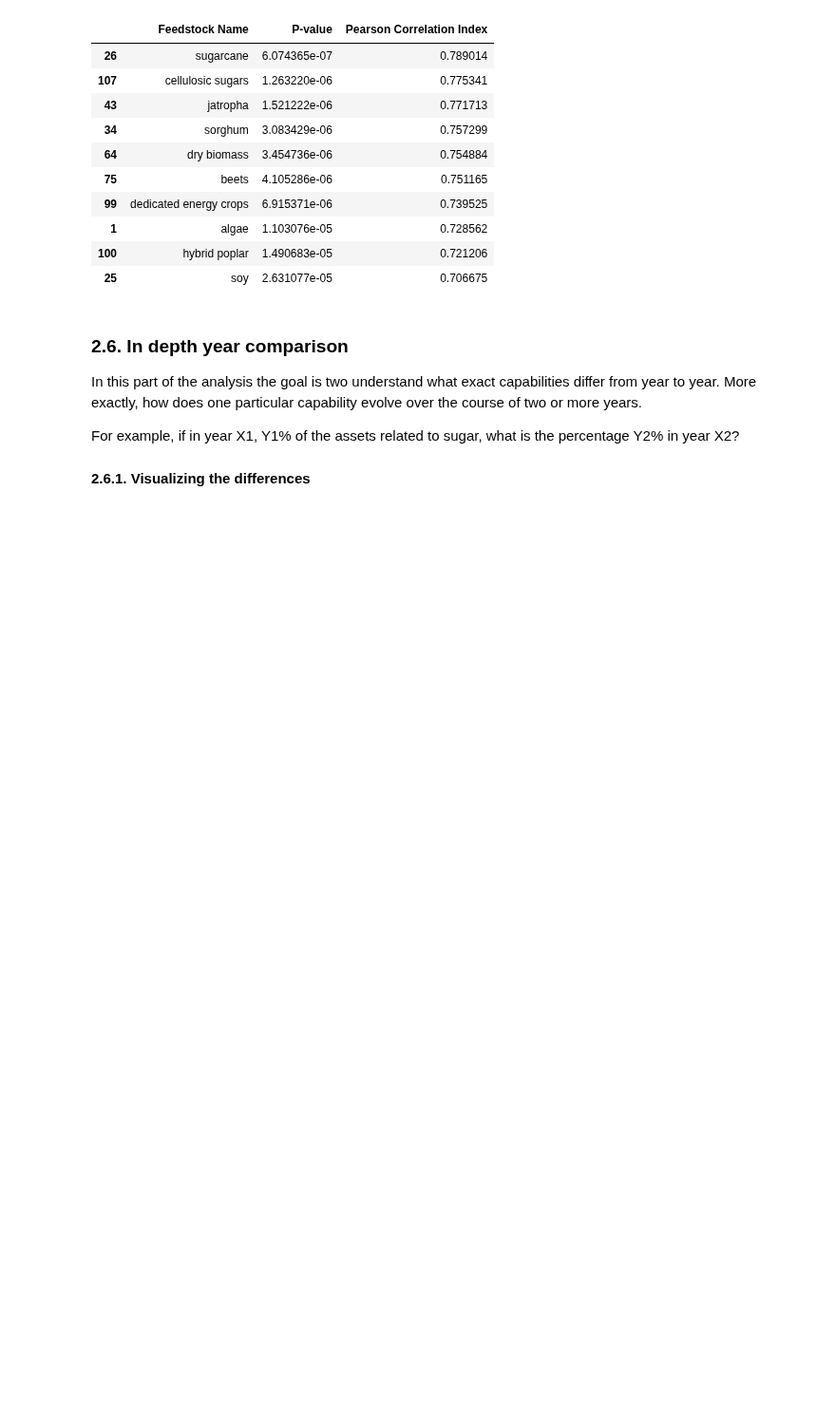
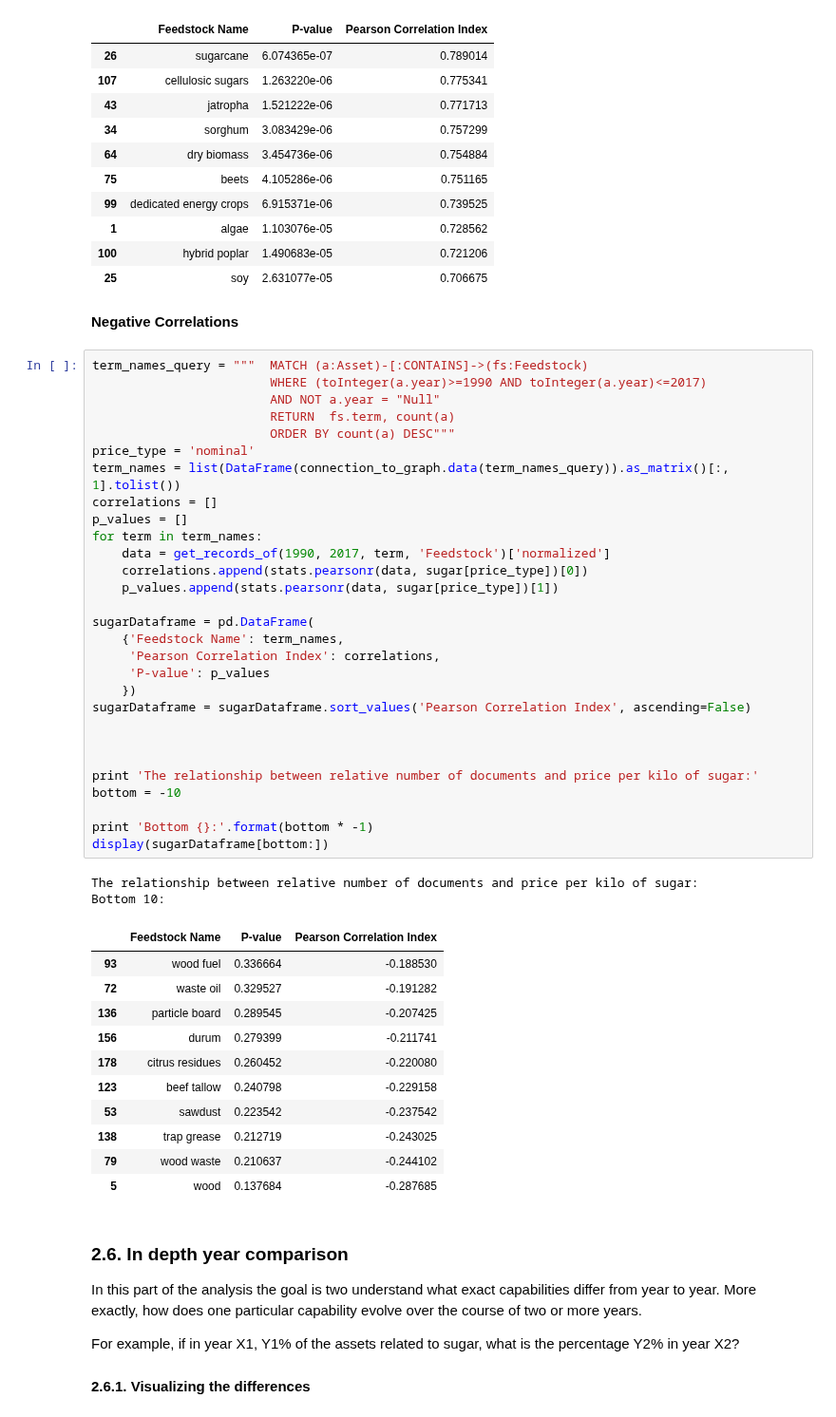
Before and after one commit to duarteocarmo/technological_capabilities, a Jupyter notebook: notebooks/2_2_Capability Correlations_Time.ipynb, the cells around one changed output. Shown at 95% size. Saved outputs shown, nothing was run; the diff lists cells and outputs as text; blank space fills up the shorter version.

```diff
--- a/notebooks/2_2_Capability Correlations_Time.ipynb
+++ b/notebooks/2_2_Capability Correlations_Time.ipynb
@@ -770,6 +815,51 @@ TOP 10:
 | 1 | algae | 1.103076e-05 | 0.728562 |
 | 100 | hybrid poplar | 1.490683e-05 | 0.721206 |
 | 25 | soy | 2.631077e-05 | 0.706675 |
+# %% [markdown]
+**Negative Correlations**
+# %%
+term_names_query = """  MATCH (a:Asset)-[:CONTAINS]->(fs:Feedstock)
+                        WHERE (toInteger(a.year)>=1990 AND toInteger(a.year)<=2017)
+                        AND NOT a.year = "Null"
+                        RETURN  fs.term, count(a)
+                        ORDER BY count(a) DESC"""
+price_type = 'nominal'
+term_names = list(DataFrame(connection_to_graph.data(term_names_query)).as_matrix()[:, 1].tolist())
+correlations = []
+p_values = []
+for term in term_names:
+    data = get_records_of(1990, 2017, term, 'Feedstock')['normalized']
+    correlations.append(stats.pearsonr(data, sugar[price_type])[0])
+    p_values.append(stats.pearsonr(data, sugar[price_type])[1])
+
+sugarDataframe = pd.DataFrame(
+    {'Feedstock Name': term_names,
+     'Pearson Correlation Index': correlations,
+     'P-value': p_values
+    })
+sugarDataframe = sugarDataframe.sort_values('Pearson Correlation Index', ascending=False)
+
+
+
+print 'The relationship between relative number of documents and price per kilo of sugar:'
+bottom = -10
+
+print 'Bottom {}:'.format(bottom * -1)
+display(sugarDataframe[bottom:])
+# %% [output]
+The relationship between relative number of documents and price per kilo of sugar:
+Bottom 10:
+|  | Feedstock Name | P-value | Pearson Correlation Index |
+| 93 | wood fuel | 0.336664 | -0.188530 |
+| 72 | waste oil | 0.329527 | -0.191282 |
+| 136 | particle board | 0.289545 | -0.207425 |
+| 156 | durum | 0.279399 | -0.211741 |
+| 178 | citrus residues | 0.260452 | -0.220080 |
+| 123 | beef tallow | 0.240798 | -0.229158 |
+| 53 | sawdust | 0.223542 | -0.237542 |
+| 138 | trap grease | 0.212719 | -0.243025 |
+| 79 | wood waste | 0.210637 | -0.244102 |
+| 5 | wood | 0.137684 | -0.287685 |
 # %% [markdown]
 ### 2.6. In depth year comparison <a class="anchor" id="two-six"></a>
 
```
Also changed, not shown: parts of 4 cells of this notebook.
